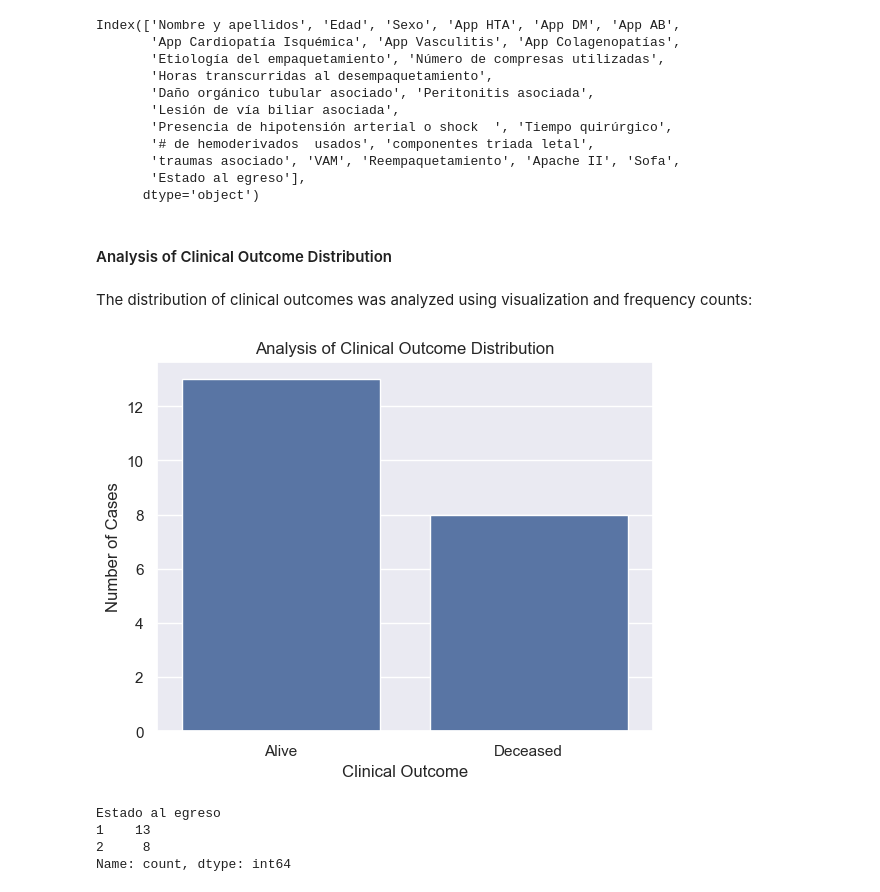
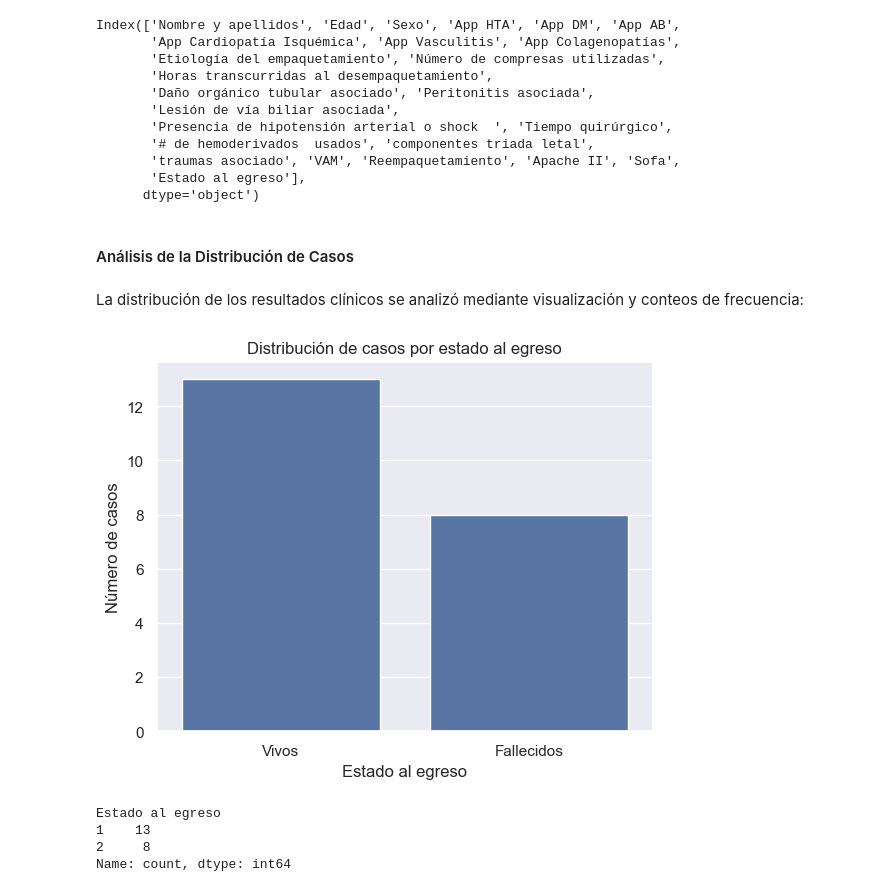
Before and after one commit to amaliezzz/Damage-Control-Feature-Selection, a Jupyter notebook: notebooks/00_eda.ipynb, the cells around one changed output. Drawn from its saved outputs; the diff is of its cells as text; code cells hidden in the pictures.

```diff
--- a/notebooks/00_eda.ipynb
+++ b/notebooks/00_eda.ipynb
@@ -25,15 +28,23 @@ Index(['Nombre y apellidos', 'Edad', 'Sexo', 'App HTA', 'App DM', 'App AB',
 data.drop('Nombre y apellidos', axis=1, inplace = True)
 # %% [markdown]
-#### Analysis of Clinical Outcome Distribution
+#### Análisis de la Distribución de Casos
 # %% [markdown]
-The distribution of clinical outcomes was analyzed using visualization and frequency counts:
+La distribución de los resultados clínicos se analizó mediante visualización y conteos de frecuencia:
 # %%
+import seaborn as sns
+import matplotlib.pyplot as plt
+
+# Crear un gráfico de barras para mostrar la distribución de pacientes según su estado al egreso
 sns.countplot(x='Estado al egreso', data=data)
-plt.title('Analysis of Clinical Outcome Distribution')
-plt.xticks(ticks=[0, 1], labels=['Alive', 'Deceased'])
-plt.xlabel('Clinical Outcome')
-plt.ylabel('Number of Cases')
-plt.savefig('../figures/outcome_distribution.png', dpi=300, bbox_inches='tight')
+
+# Título y etiquetas
+plt.title('Distribución de casos por estado al egreso')
+plt.xticks(ticks=[0, 1], labels=['Vivos', 'Fallecidos'])
+plt.xlabel('Estado al egreso')
+plt.ylabel('Número de casos')
+
+# Guardar la figura
+plt.savefig('../figures/distribucion.png', dpi=300, bbox_inches='tight')
 # %% [output]
-[figure, old version]
+[figure, new version]
 # %%
```
Also changed, not shown: parts of 23 cells of this notebook, 5 other files.
